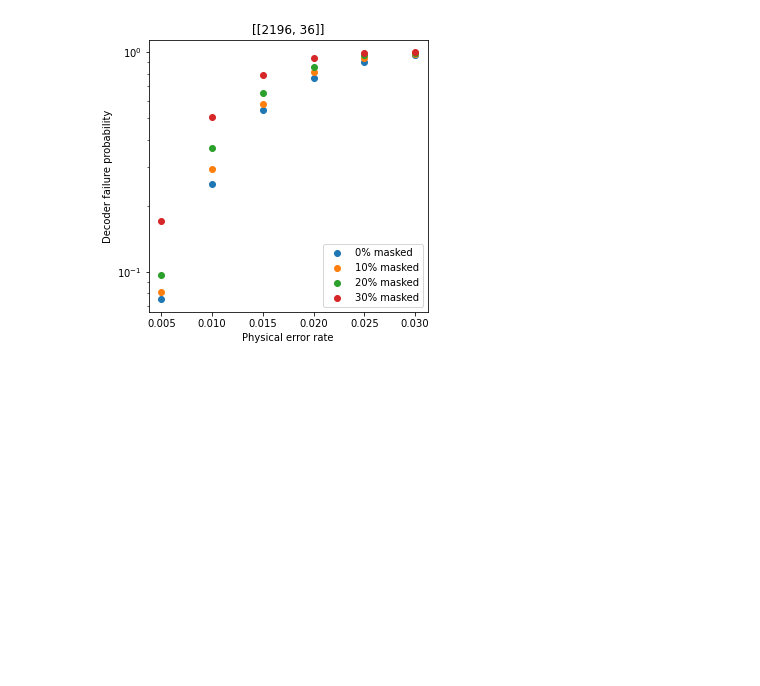
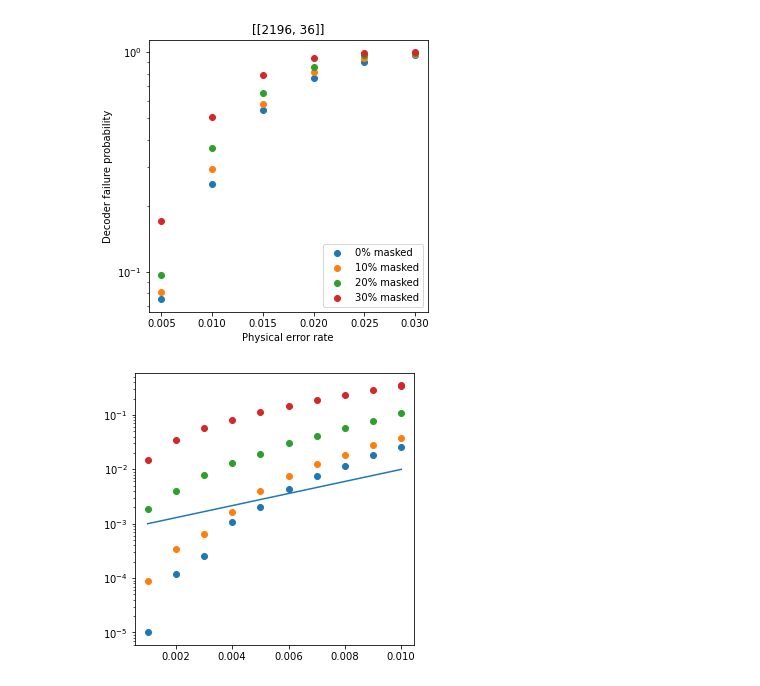
Before and after one commit to noahberthusen/hgp_embedding, a Jupyter notebook: hpg_new.ipynb, the cells around one changed output. Cells and saved outputs as stored; diff of their text form; code cells hidden in the pictures; blank space fills up the shorter version.

```diff
--- a/hpg_new.ipynb
+++ b/hpg_new.ipynb
@@ -188,3 +248,19 @@ plt.title('[[2196, 36]]')
 # %% [output]
 Text(0.5, 1.0, '[[2196, 36]]')
 [figure]
+# %%
+import pandas as pd
+df = pd.read_csv('./prebuilt_code/ssf_masked/results/results.res')
+df['p_error'] = 1 - df['p_log']
+# %%
+fig, ax = plt.subplots(1, 1, figsize=(5,5))
+ax.scatter(df[df['p_mask'] == 0.0]['p_phys'], df[df['p_mask'] == 0.0]['p_error'])
+ax.scatter(df[df['p_mask'] == 0.1]['p_phys'], df[df['p_mask'] == 0.1]['p_error'])
+ax.scatter(df[df['p_mask'] == 0.2]['p_phys'], df[df['p_mask'] == 0.2]['p_error'])
+ax.scatter(df[df['p_mask'] == 0.3]['p_phys'], df[df['p_mask'] == 0.3]['p_error'])
+
+ax.plot([1e-3,1e-2], [1e-3, 1e-2])
+ax.set_yscale('log')
+# ax.set_xscale('log')
+# %% [output]
+[figure, added]
```
Also changed, not shown: parts of 9 cells of this notebook, 51 other files.
